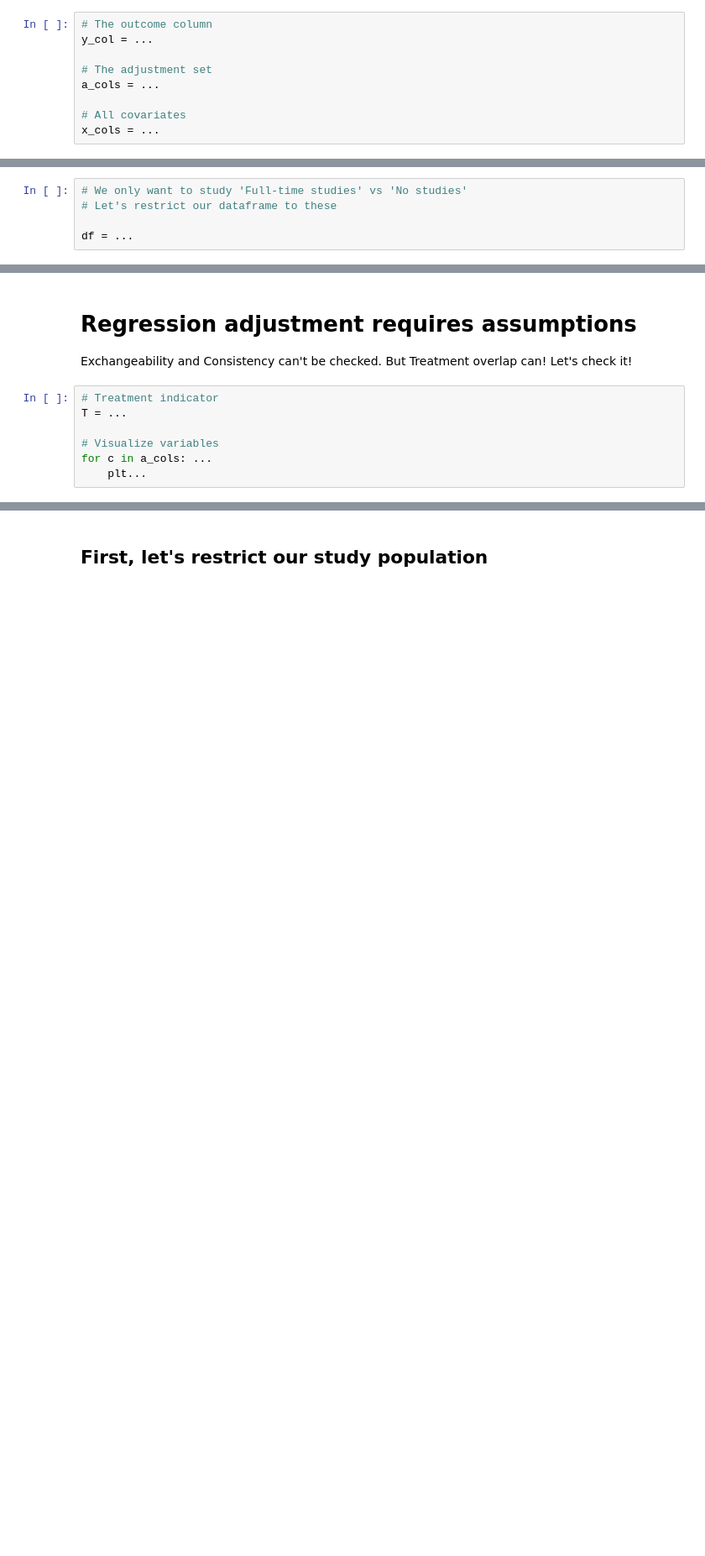
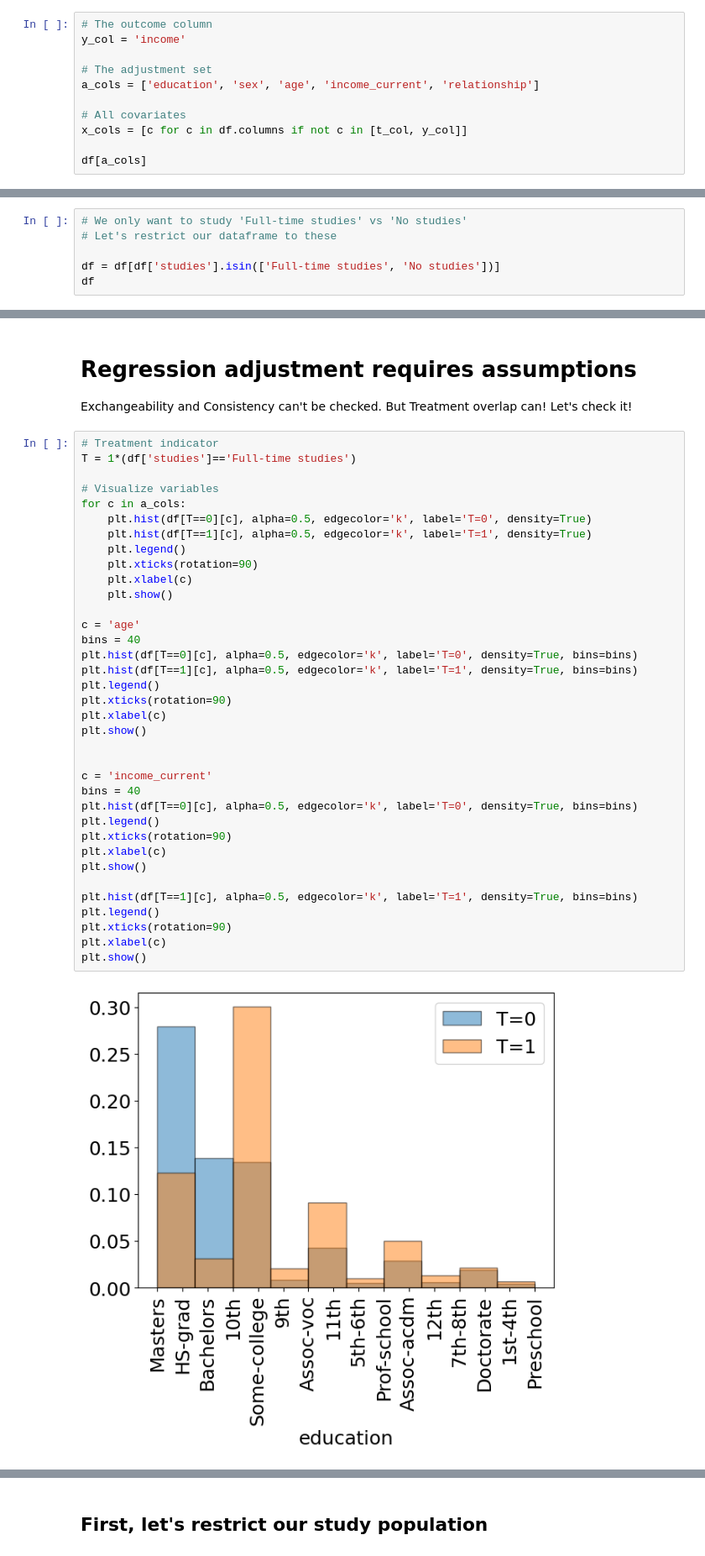
Before and after one commit to Healthy-AI/IncomeSim, a Jupyter notebook: probai_lecture_github.ipynb, the cells around one changed output, grey strips where cells are left out. Shown at 84% size. Cells and saved outputs as stored; diff of their text form; blank space fills up the shorter version.

```diff
--- a/probai_lecture_github.ipynb
+++ b/probai_lecture_github.ipynb
@@ -96,10 +122,12 @@ plt.xticks(rotation=90)
 # Let's define our outcome variable and adjustment set
 # %%
 # The outcome column
-y_col = ...
+y_col = 'income'
 
 # The adjustment set
-a_cols = ...
+a_cols = ['education', 'sex', 'age', 'income_current', 'relationship']
 
 # All covariates
-x_cols = ...
+x_cols = [c for c in df.columns if not c in [t_col, y_col]]
+
+df[a_cols]
@@ -107,4 +149,5 @@ x_cols = ...
 # We only want to study 'Full-time studies' vs 'No studies'
 # Let's restrict our dataframe to these
 
-df = ...
+df = df[df['studies'].isin(['Full-time studies', 'No studies'])]
+df
@@ -114,8 +171,39 @@ df = ...
 Exchangeability and Consistency can't be checked. But Treatment overlap can! Let's check it!
 # %%
 # Treatment indicator
-T = ...
+T = 1*(df['studies']=='Full-time studies')
 
 # Visualize variables
-for c in a_cols: ...
-    plt...
+for c in a_cols:
+    plt.hist(df[T==0][c], alpha=0.5, edgecolor='k', label='T=0', density=True)
+    plt.hist(df[T==1][c], alpha=0.5, edgecolor='k', label='T=1', density=True)
+    plt.legend()
+    plt.xticks(rotation=90)
+    plt.xlabel(c)
+    plt.show()
+
+c = 'age'
+bins = 40
+plt.hist(df[T==0][c], alpha=0.5, edgecolor='k', label='T=0', density=True, bins=bins)
+plt.hist(df[T==1][c], alpha=0.5, edgecolor='k', label='T=1', density=True, bins=bins)
+plt.legend()
+plt.xticks(rotation=90)
+plt.xlabel(c)
+plt.show()
+
+
+c = 'income_current'
+bins = 40
+plt.hist(df[T==0][c], alpha=0.5, edgecolor='k', label='T=0', density=True, bins=bins)
+plt.legend()
+plt.xticks(rotation=90)
+plt.xlabel(c)
+plt.show()
+
+plt.hist(df[T==1][c], alpha=0.5, edgecolor='k', label='T=1', density=True, bins=bins)
+plt.legend()
+plt.xticks(rotation=90)
+plt.xlabel(c)
+plt.show()
+# %% [output]
+[figure, added]
```
Also changed, not shown: parts of 25 cells of this notebook, 9 other files.
